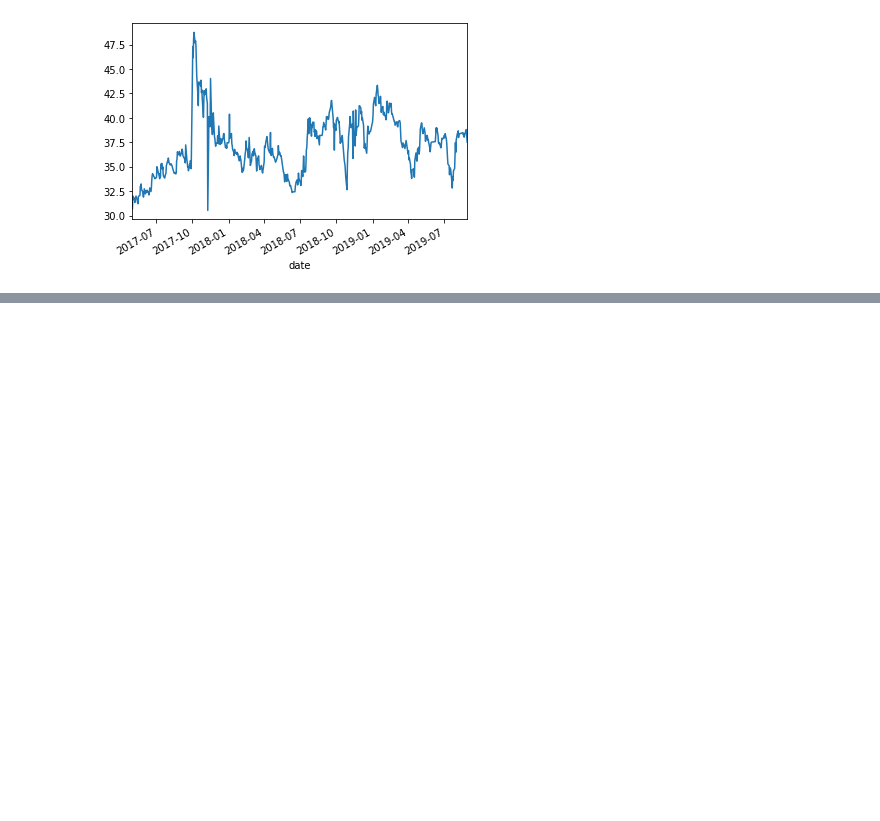
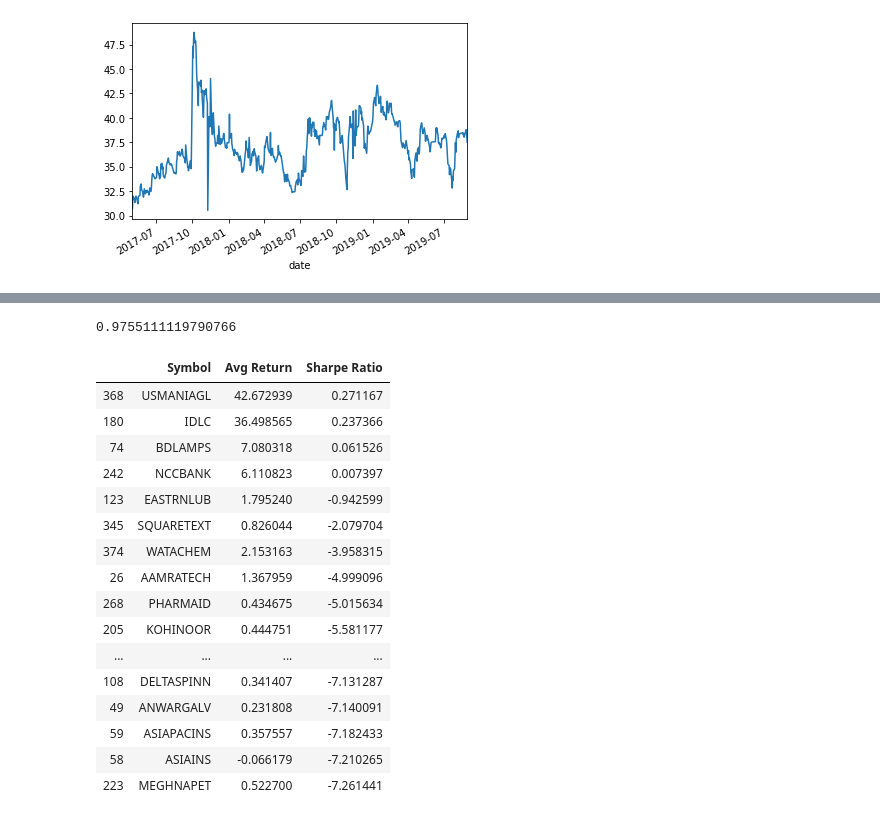
Before and after one commit to kalam360/dse-stock-analysis, a Jupyter notebook: sy-portfolio/analysis-starting-point.ipynb, the cells around one changed output, grey strips where cells are left out. Cells and saved outputs as stored; diff of their text form; code cells hidden in the pictures; blank space fills up the shorter version.

```diff
--- a/sy-portfolio/analysis-starting-point.ipynb
+++ b/sy-portfolio/analysis-starting-point.ipynb
@@ -60,0 +168,10 @@ df_it['close'].plot()
+# %%
+df_rs = pd.DataFrame(columns = ['Symbol', 'Avg Return', 'Sharpe Ratio'])
+rf = 8.5 / 360
+for symbol in df['2019-08-01'].symbol.unique():
+    df_each = df[:'2013-01-01'][df[:'2013-01-01']['symbol'] == symbol].close.sort_index()
+    sharpe_ratio = (((df_each.pct_change(1).mean() - rf )/df_each.pct_change(1).std())) * (252**.5)
+    avg_return = df_each.pct_change(1).mean()*252
+    df_rs = df_rs.append({'Symbol': symbol, 'Avg Return': avg_return , 'Sharpe Ratio': sharpe_ratio }, ignore_index = True )
+# %%
+df_rs = df_rs.sort_values('Sharpe Ratio', ascending = False)
@@ -60,0 +180,24 @@ df_it['close'].plot()
+# %%
+.8**(1/9)
+# %% [output]
+0.9755111119790766
+# %%
+df_rs.head(50)
+# %% [output]
+|  | Symbol | Avg Return | Sharpe Ratio |
+| 368 | USMANIAGL | 42.672939 | 0.271167 |
+| 180 | IDLC | 36.498565 | 0.237366 |
+| 74 | BDLAMPS | 7.080318 | 0.061526 |
+| 242 | NCCBANK | 6.110823 | 0.007397 |
+| 123 | EASTRNLUB | 1.795240 | -0.942599 |
+| 345 | SQUARETEXT | 0.826044 | -2.079704 |
+| 374 | WATACHEM | 2.153163 | -3.958315 |
+| 26 | AAMRATECH | 1.367959 | -4.999096 |
+| 268 | PHARMAID | 0.434675 | -5.015634 |
+| 205 | KOHINOOR | 0.444751 | -5.581177 |
+| ... | ... | ... | ... |
+| 108 | DELTASPINN | 0.341407 | -7.131287 |
+| 49 | ANWARGALV | 0.231808 | -7.140091 |
+| 59 | ASIAPACINS | 0.357557 | -7.182433 |
+| 58 | ASIAINS | -0.066179 | -7.210265 |
+| 223 | MEGHNAPET | 0.522700 | -7.261441 |
```
Also changed, not shown: parts of 10 cells of this notebook, 2 other files.
